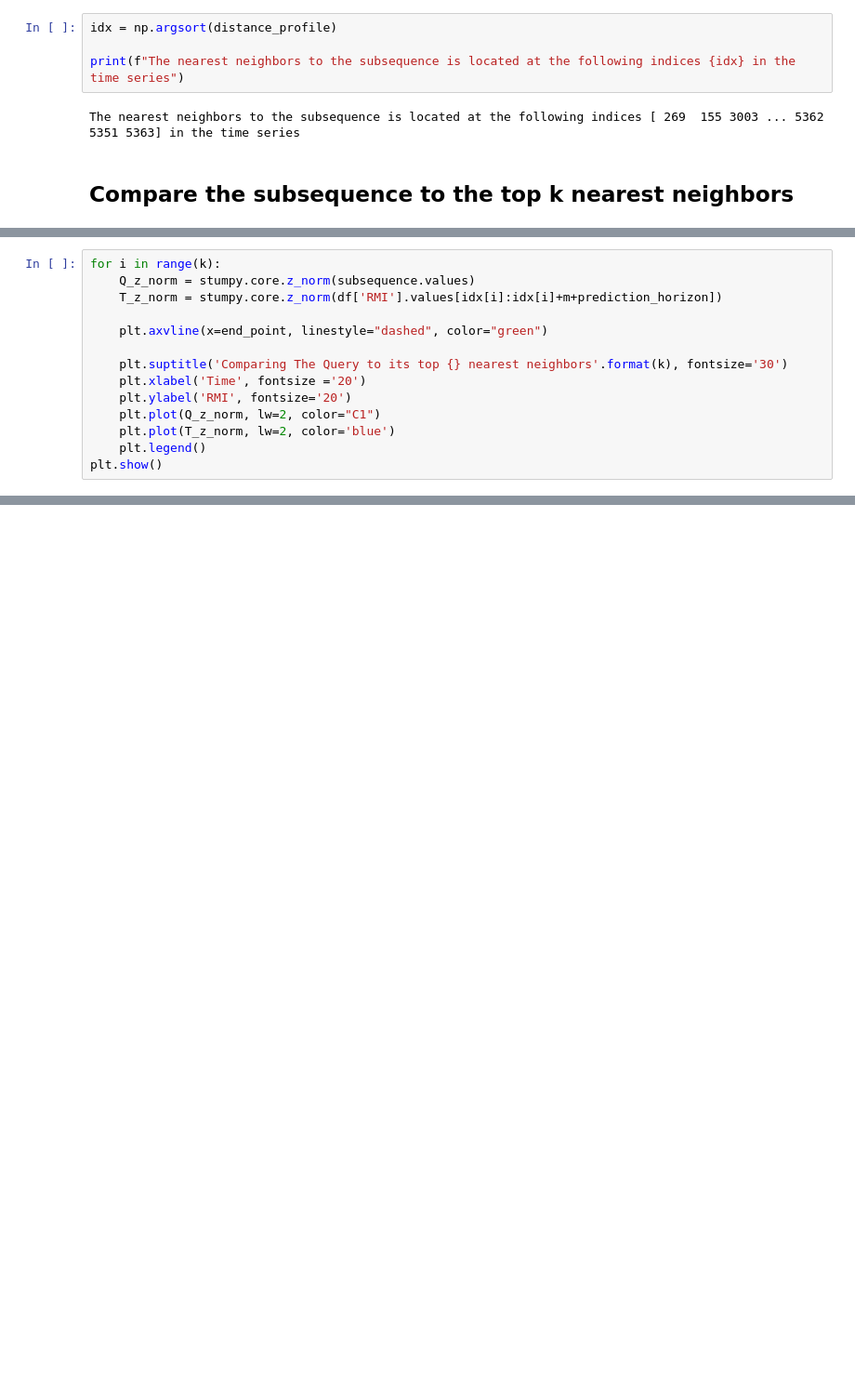
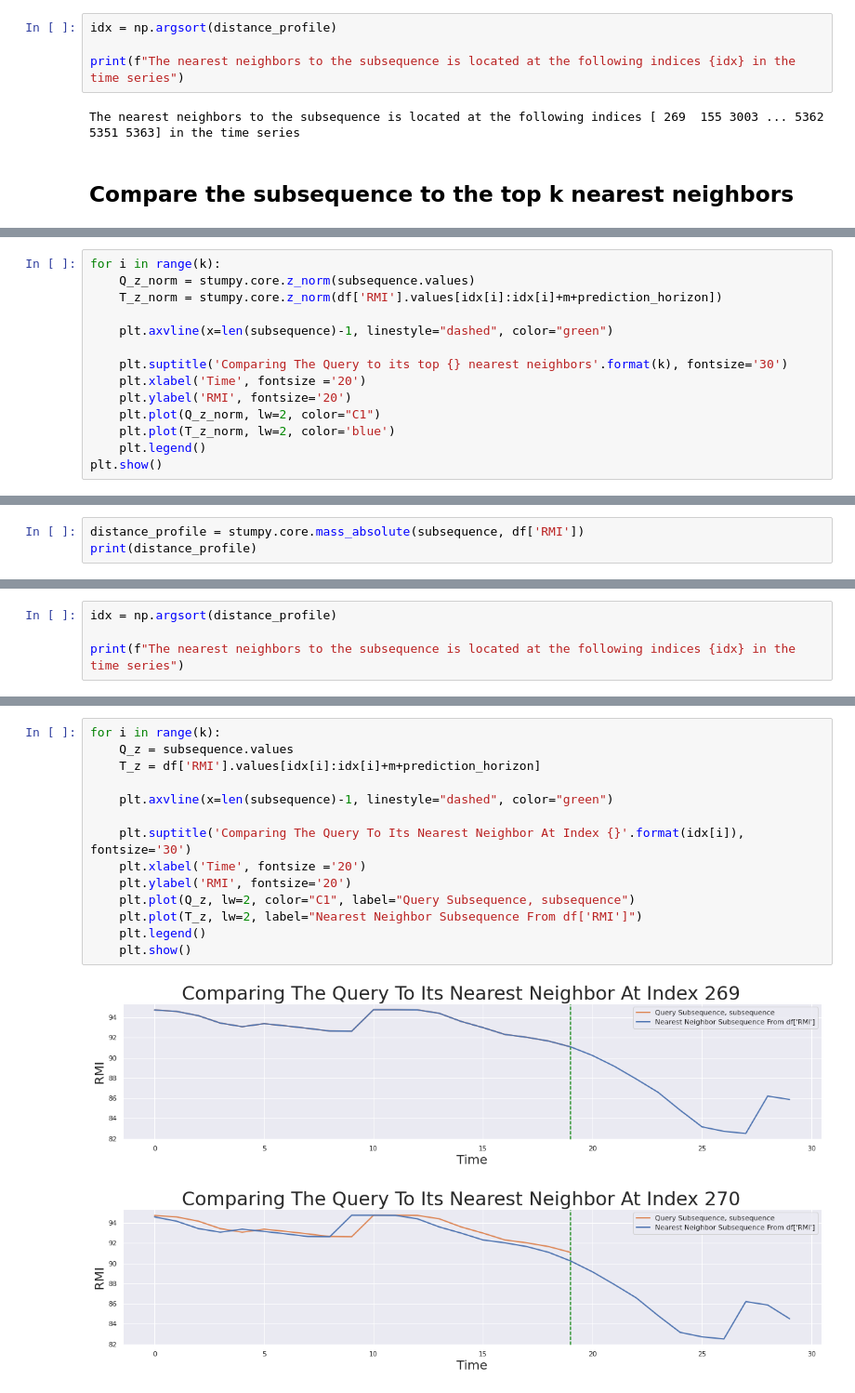
Before and after one commit to K-Winkles/time-series-prediction, a Jupyter notebook: time-series-prediction.ipynb, the cells around one changed output, grey strips where cells are left out. Shown at 93% size. Saved outputs shown, nothing was run; the diff lists cells and outputs as text; blank space fills up the shorter version.

```diff
--- a/time-series-prediction.ipynb
+++ b/time-series-prediction.ipynb
@@ -252,7 +251,7 @@ for i in range(k):
     Q_z_norm = stumpy.core.z_norm(subsequence.values)
     T_z_norm = stumpy.core.z_norm(df['RMI'].values[idx[i]:idx[i]+m+prediction_horizon])
 
-    plt.axvline(x=end_point, linestyle="dashed", color="green")
+    plt.axvline(x=len(subsequence)-1, linestyle="dashed", color="green")
 
     plt.suptitle('Comparing The Query to its top {} nearest neighbors'.format(k), fontsize='30')
     plt.xlabel('Time', fontsize ='20')
@@ -275,0 +277,3 @@ No handles with labels found to put in legend.
+# %%
+distance_profile = stumpy.core.mass_absolute(subsequence, df['RMI'])
+print(distance_profile)
@@ -275,0 +283,4 @@ No handles with labels found to put in legend.
+# %%
+idx = np.argsort(distance_profile)
+
+print(f"The nearest neighbors to the subsequence is located at the following indices {idx} in the time series")
@@ -275,0 +289,17 @@ No handles with labels found to put in legend.
+# %%
+for i in range(k):
+    Q_z = subsequence.values
+    T_z = df['RMI'].values[idx[i]:idx[i]+m+prediction_horizon]
+
+    plt.axvline(x=len(subsequence)-1, linestyle="dashed", color="green")
+
+    plt.suptitle('Comparing The Query To Its Nearest Neighbor At Index {}'.format(idx[i]), fontsize='30')
+    plt.xlabel('Time', fontsize ='20')
+    plt.ylabel('RMI', fontsize='20')
+    plt.plot(Q_z, lw=2, color="C1", label="Query Subsequence, subsequence")
+    plt.plot(T_z, lw=2, label="Nearest Neighbor Subsequence From df['RMI']")
+    plt.legend()
+    plt.show()
+# %% [output]
+[figure, added]
+[figure, added]
```
Also changed, not shown: parts of 11 cells of this notebook.
